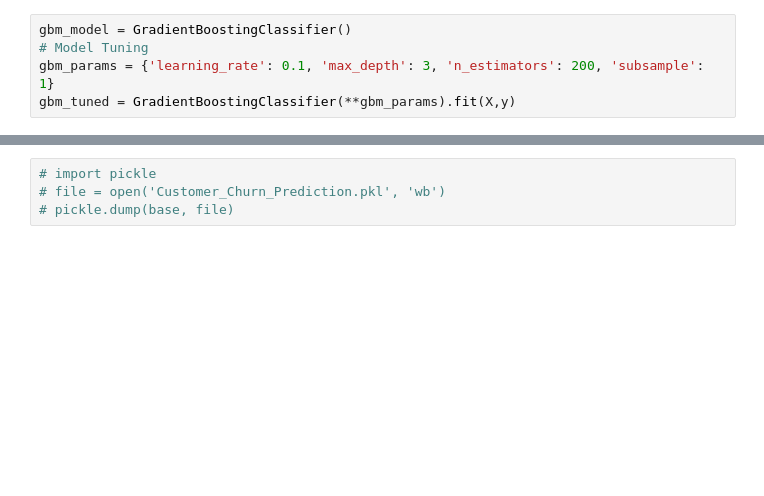
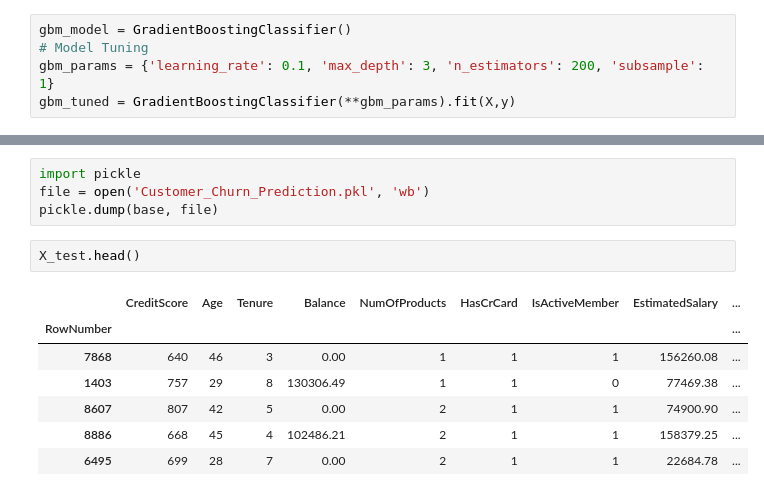
Before and after one commit to mayanknagar10/Customer-churn-prediction, a Jupyter notebook: model_new/Customer churn prediction.ipynb, the cells around one changed output, grey strips where cells are left out. Drawn from its saved outputs; the diff is of its cells as text; blank space fills up the shorter version.

```diff
--- a/model_new/Customer churn prediction.ipynb
+++ b/model_new/Customer churn prediction.ipynb
@@ -601,4 +698,14 @@ for name, model in models:
 # %%
-# import pickle
-# file = open('Customer_Churn_Prediction.pkl', 'wb')
-# pickle.dump(base, file)
+import pickle
+file = open('Customer_Churn_Prediction.pkl', 'wb')
+pickle.dump(base, file)
+# %%
+X_test.head()
+# %% [output]
+|  | CreditScore | Age | Tenure | Balance | NumOfProducts | HasCrCard | IsActiveMember | EstimatedSalary | ... |
+| RowNumber |  |  |  |  |  |  |  |  | ... |
+| 7868 | 640 | 46 | 3 | 0.00 | 1 | 1 | 1 | 156260.08 | ... |
+| 1403 | 757 | 29 | 8 | 130306.49 | 1 | 1 | 0 | 77469.38 | ... |
+| 8607 | 807 | 42 | 5 | 0.00 | 2 | 1 | 1 | 74900.90 | ... |
+| 8886 | 668 | 45 | 4 | 102486.21 | 2 | 1 | 1 | 158379.25 | ... |
+| 6495 | 699 | 28 | 7 | 0.00 | 2 | 1 | 1 | 22684.78 | ... |
```
Also changed, not shown: parts of 26 cells of this notebook, 12 other files.
